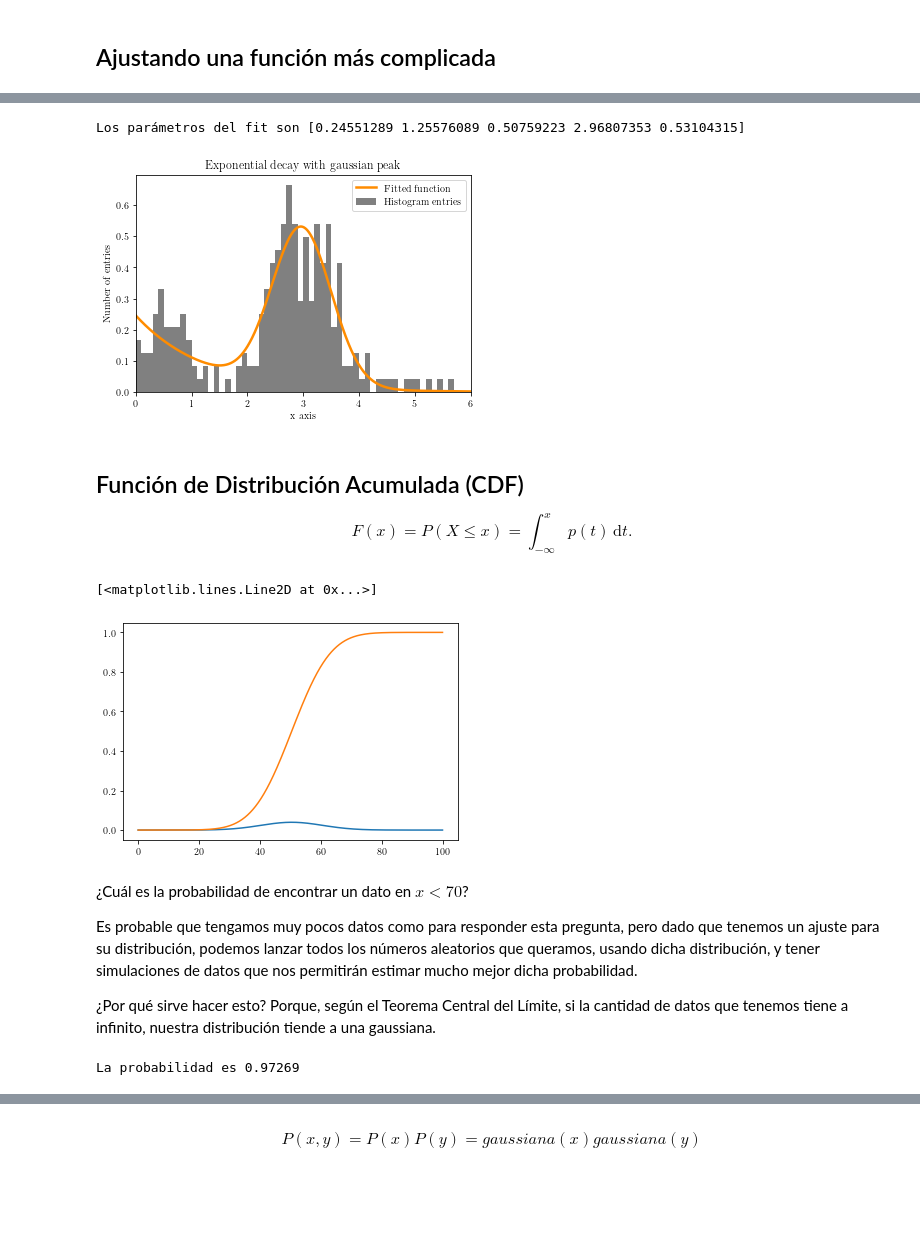
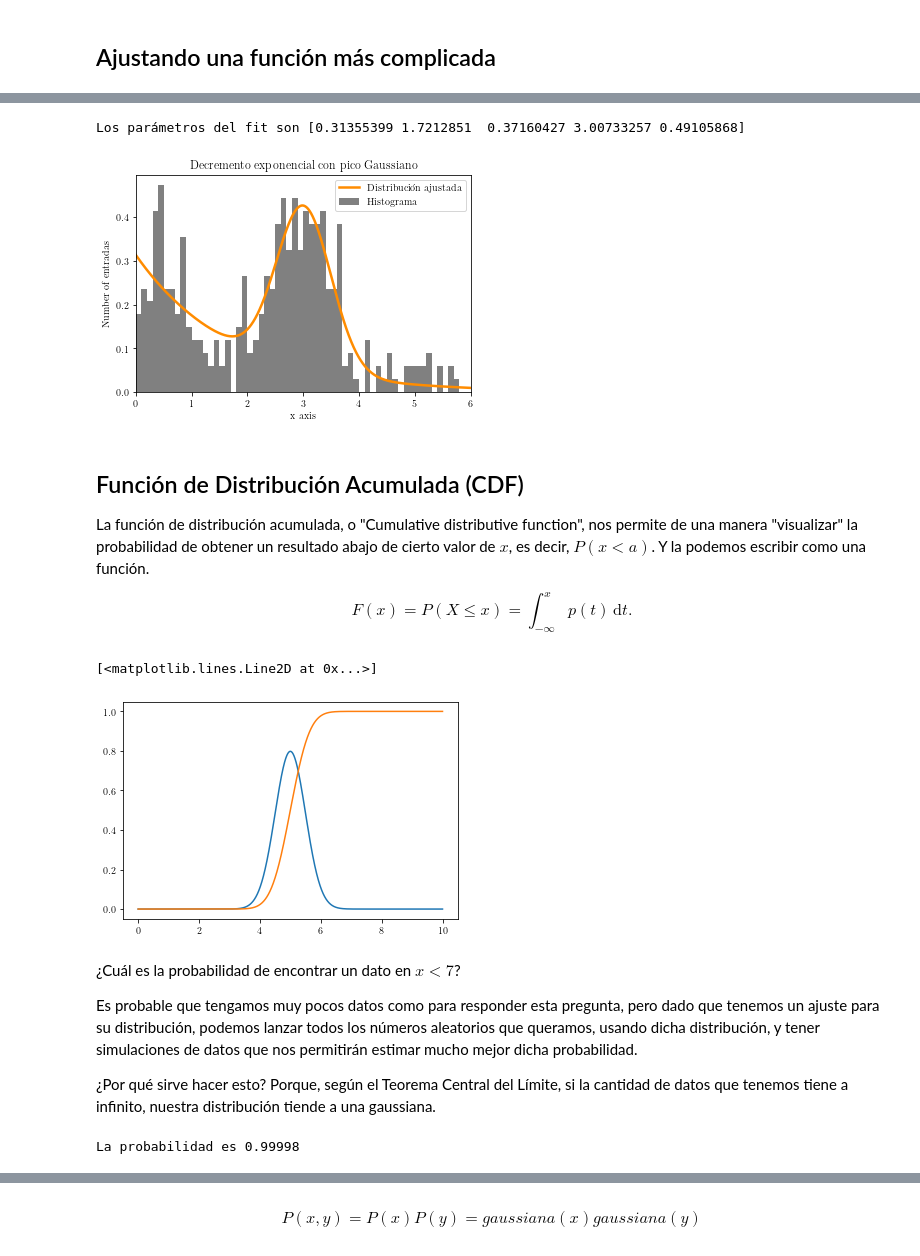
Before and after one commit to aaguayoo/Labo, a Jupyter notebook: Probabilidad.ipynb, the cells around one changed output, grey strips where cells are left out. Drawn from its saved outputs; the diff is of its cells as text; code cells hidden in the pictures; blank space fills up the shorter version.

Commit message:
Tarea de Probabilidad.ipynb

```diff
--- a/Probabilidad.ipynb
+++ b/Probabilidad.ipynb
@@ -269,7 +264,7 @@ def fit_function(x, A, beta, B, mu, sigma):
 # y en lugar de usar plt.hist, haremos una gráfica de barras.
 # Esto nos permite acomodar mejor los bins
 
-data  = np.random.exponential(scale=2.0, size=100)
+data  = np.random.exponential(scale=2.0, size=200)
 data2 = np.random.normal(3,0.5,size=150)
 bins  = np.linspace(0, 6, 61)
 # %%
@@ -288,0 +284,7 @@ plt.bar(binscenters, data_entries, width=bins[1] - bins[0], color='gray', label=
+# %%
+# En principio no tendríamos por qué saberlo, pero vamos a
+# suponer que la función que ajusta mejor a la distribución es
+# una exponencial con una gaussiana.
+
+def exp_gauss(x, A, beta, B, mu, sigma):
+    return (A * np.exp(-x/beta) + B * np.exp(-1.0 * (x - mu)**2 / (2 * sigma**2)))
@@ -290,39 +298,48 @@ plt.bar(binscenters, data_entries, width=bins[1] - bins[0], color='gray', label=
 # Hacemos el fit de nuestra función al histograma.
 #p0 = [20000, 2.0, 2000, 3.0, 0.3]
 p0 = [0.2, 2.27, 0.49, 2.97, 0.5]
-popt, pcov = curve_fit(fit_function, xdata=binscenters, ydata=data_entries, p0=p0)
+popt, pcov = curve_fit(exp_gauss, xdata=binscenters, ydata=data_entries, p0=p0)
 # %%
 # Y plottemos el histograma junto con el fit
 xspace = np.linspace(0, 6, 100000)
-plt.bar(binscenters, data_entries, width=bins[1] - bins[0], color='gray', label=r'Histogram entries')
-plt.plot(xspace, fit_function(xspace, *popt), color='darkorange', linewidth=2.5, label=r'Fitted function')
+plt.bar(binscenters, data_entries, width=bins[1] - bins[0], color='gray', label=r'Histograma')
+plt.plot(xspace, exp_gauss(xspace, *popt), color='darkorange', linewidth=2.5, label=r'Distribución ajustada')
 
 plt.xlim(0,6)
 plt.xlabel(r'x axis')
-plt.ylabel(r'Number of entries')
-plt.title(r'Exponential decay with gaussian peak')
+plt.ylabel(r'Number of entradas')
+plt.title(r'Decremento exponencial con pico Gaussiano')
 plt.legend(loc='best')
 
 print("Los parámetros del fit son {}".format(popt))
 # %% [output]
-Los parámetros del fit son [0.24551289 1.25576089 0.50759223 2.96807353 0.53104315]
+Los parámetros del fit son [0.31355399 1.7212851  0.37160427 3.00733257 0.49105868]
-[figure, old version]
+[figure, new version]
 # %% [markdown]
 ## Función de Distribución Acumulada (CDF)
+
+La función de distribución acumulada, o "Cumulative distributive function", nos permite de una manera "visualizar" la probabilidad de obtener un resultado abajo de cierto valor de $x$, es decir, $P(x < a)$. Y la podemos escribir como una función.
 
 $$
 F(x) = P(X \leq x) = \int_{-\infty}^x p(t) \, \mathrm{d}t.
 $$
 # %%
-x = np.linspace(0,100,10000)
+# Ejemplo con una gaussiana simple
+# Y usemos Scipy.stats.norm para
+# calcular PDF y CDF
+
+x = np.linspace(0,10,10000)
+
+mu  = 5
+std = 0.5
 
 plt.plot(x,norm.pdf(x,mu,std))
 plt.plot(x,norm.cdf(x,mu,std))
 # %% [output]
 [<matplotlib.lines.Line2D at 0x...>]
-[figure, old version]
+[figure, new version]
 # %% [markdown]
-¿Cuál es la probabilidad de encontrar un dato en $x < 70$?
+¿Cuál es la probabilidad de encontrar un dato en $x < 7$?
 
 Es probable que tengamos muy pocos datos como para responder esta pregunta, pero dado que tenemos un ajuste para su distribución, podemos lanzar todos los números aleatorios que queramos, usando dicha distribución, y tener simulaciones de datos que nos permitirán estimar mucho mejor dicha probabilidad.
 
@@ -333,7 +350,7 @@ nuestra distribución tiende a una gaussiana.
 # Fijamos el número de datos simulados.
 N = 100000
 
-lmax = 70
+lmax = 7
 lmin = 0
 
 # Tiradas Monte-Carlo
@@ -346,5 +363,5 @@ for i in range(0,N):
 
 print("La probabilidad es {}".format(prob/N))
 # %% [output]
-La probabilidad es 0.97269
+La probabilidad es 0.99998
 # %% [markdown]
```
Also changed, not shown: parts of 52 cells of this notebook, 5 other files.
